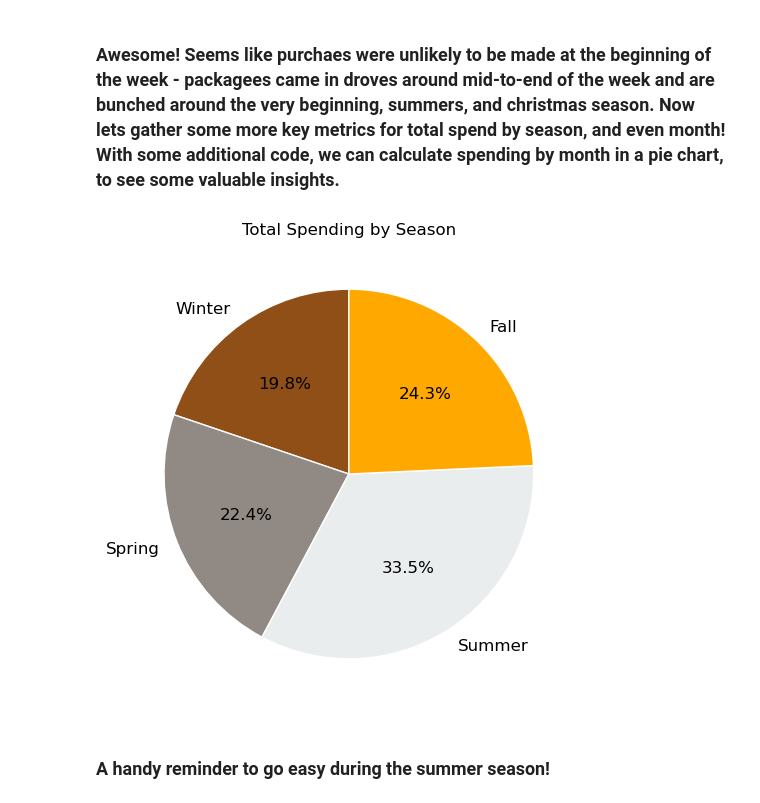
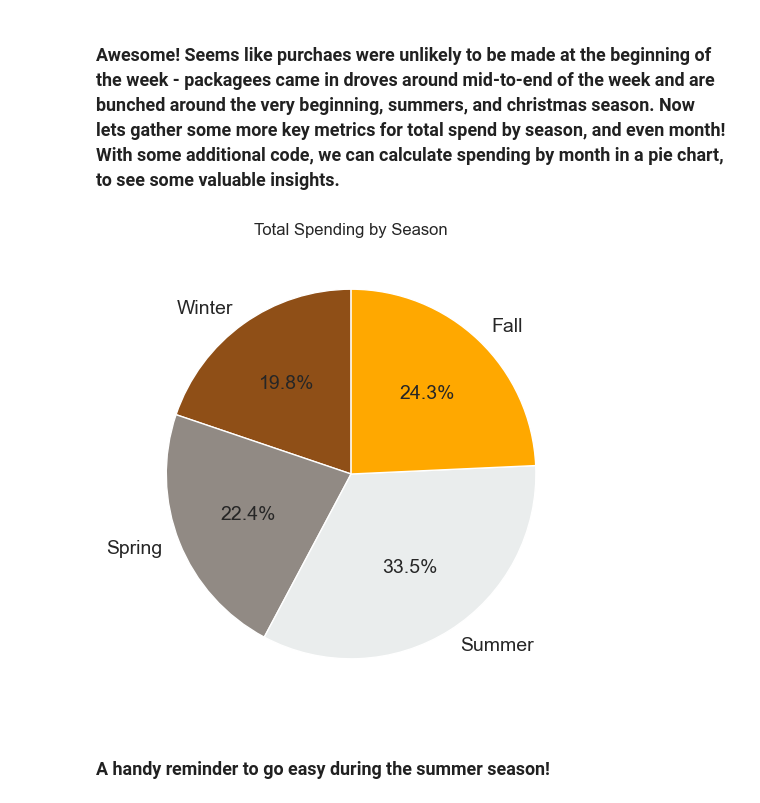
Before and after one commit to Jodi22K/Amazon-Spending-Analytics, a Jupyter notebook: Amazon.ipynb, the cells around one changed output. Drawn from its saved outputs; the diff is of its cells as text; code cells hidden in the pictures.

```diff
--- a/Amazon.ipynb
+++ b/Amazon.ipynb
@@ -163,11 +167,11 @@ categories = {
                    'television', 'power','cord', 'smartwatch', 'led', 'kitchen system', 'stylus','blender', 'processor', 'remote'],
     'Supplies & Study': ['desk', 'book', 'markers','exam', 'note'],
     'Clothing and Accessories': ['coat', 'costume', 'case','shirt', 'rings','pant', 'leather', 'cotton', 'dress', 'jeans', 'vest', 'leggings','swimsuit', 'necklace'
-                                 'girls','girl','boy','mens', 'boots','bra', 'hat', 'bag', 'belt', 'boys','unisex','socks','silver','scarf','hypoallergenic', 'stainless','chain'],
+                                 'girls','girl','boy','mens', 'boots','bra', 'hat', 'bag', 'belt', 'boys','unisex','socks','silver','scarf','hypoallergenic','chain'],
     'Home': ['home', 'closet', 'rubbing alcohol', 'hangers','dorm','bed', 'curtains', 'furniture', 'sheet', 'aromatherapy', 'shower','bleach',
              'pillow', 'mop', 'cleaning','laundry','towel', 'toilet', 'filter','soap', 'utility','adhesive','wall safe', 'pin', 'poster'],
     'Food & Kitchen': ['kitchen', '8oz', 'peppermint', 'chai', 'bar', 'paste', 'chocolate','furniture','flour', 'flavour','flavoured', 'dishwasher', 'food','grocery','honey', 'cooking', 'pasta','beans', 'tea','baking','gloves'],
-    'Beauty and Personal Care': ['skincare','powder' ,'patch', 'razor', 'face','oil','butter', 'facial', 'treatment', 'lip', 'tooth', 'skin', 'curl', 'curls', 'hair', 'piercing', 'ear', 'eye', 'conditioner','texturizer', 'cosmetic', 'finish' ,'dye', 'gel',                                 'cleanser','brush','braid','pencil', 'sunscreen','moisturizer','shampooo','spf' 'haircare', 'cosmetics',
+    'Beauty and Personal Care': ['skincare', 'powder', 'patch', 'razor', 'face','oil','butter', 'facial', 'treatment', 'lip', 'tooth', 'skin', 'curl', 'curls', 'hair', 'piercing', 'ear', 'eye', 'conditioner','texturizer', 'cosmetic', 'finish' ,'dye', 'gel',                                 'cleanser','brush','braid','pencil', 'sunscreen','moisturizer','shampooo','spf' 'haircare', 'cosmetics',
                                   'plated', 'foot', 'nails', 'body','deodorant', 'styling', 'hold', 'mousse', 'moisture', 'moisturizer','lotion','shampoo','mist','makeup','make up', 'matte'],
     'Health and Wellness': ['fitness', 'health', 'supplement', 'solution', 'mood', 'strength', 'vitamin', 'capsule', 'workout','active','injury','relief','cream','caps''wrist', 'knee', 'brace'],
     'Hobbies & Games': ['toy', 'game','puzzle','craft','art'],
@@ -445,35 +476,35 @@ plt.show()
 # %%
 # Assuming df['Order Date'] is already in datetime format
 df['Month'] = df['Order Date'].dt.month
 
 # Define the seasons by months
 def get_season(month):
     if month in [12, 1, 2]:
         return 'Winter'
     elif month in [3, 4, 5]:
         return 'Spring'
     elif month in [6, 7, 8]:
         return 'Summer'
     elif month in [9, 10, 11]:
         return 'Fall'
 
 # Apply the function to create a Season column
 df['Season'] = df['Month'].apply(get_season)
 
 # Group by season to get total spending
 seasonal_spending = df.groupby('Season')['Total Owed'].sum().reindex(['Winter', 'Spring', 'Summer', 'Fall'])
 
 # Plotting the pie chart for seasonal spending
 plt.figure(figsize=(8, 6))
 colors = ['#8f4f17', '#918a84', '#EAEDED', '#FFA800']  # Using Amazon's primary colors + orange for variation
 
 plt.pie(seasonal_spending, labels=seasonal_spending.index, autopct='%1.1f%%', colors=colors, startangle=90,
-        wedgeprops={'edgecolor': 'white'}, textprops={'fontsize': 12})
+        wedgeprops={'edgecolor': 'white'}, textprops={'fontsize': 14})
 
 plt.title('Total Spending by Season')
 plt.show()
 # %% [output]
-[figure, old version]
+[figure, new version]
 # %% [markdown]
 ### A handy reminder to go easy during the summer season!
 # %% [markdown]
```
Also changed, not shown: parts of 13 cells of this notebook, 4 other files.
